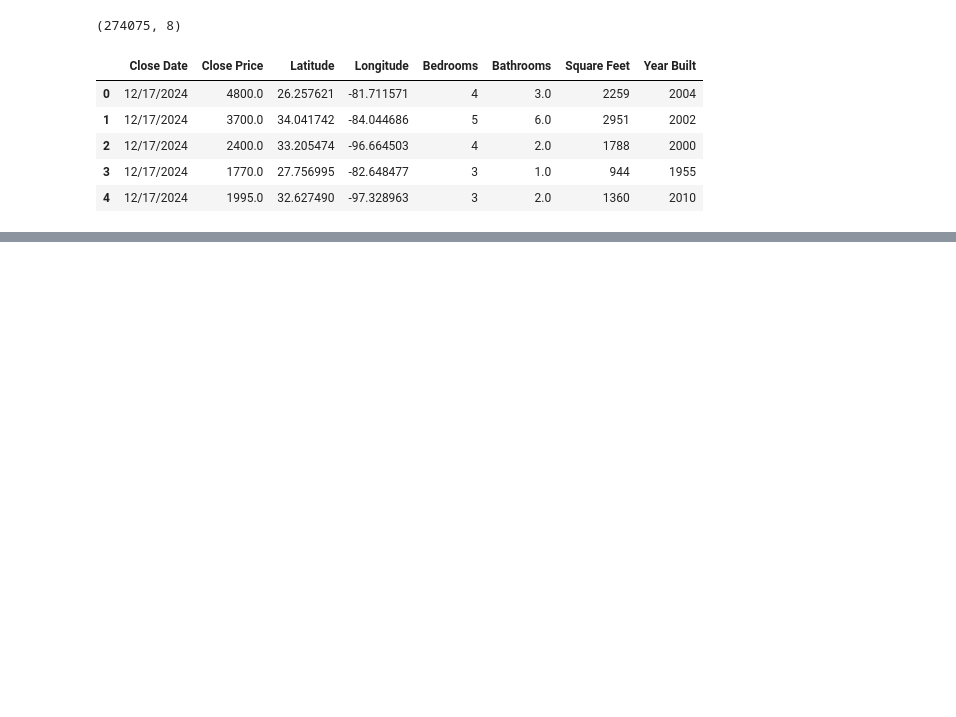
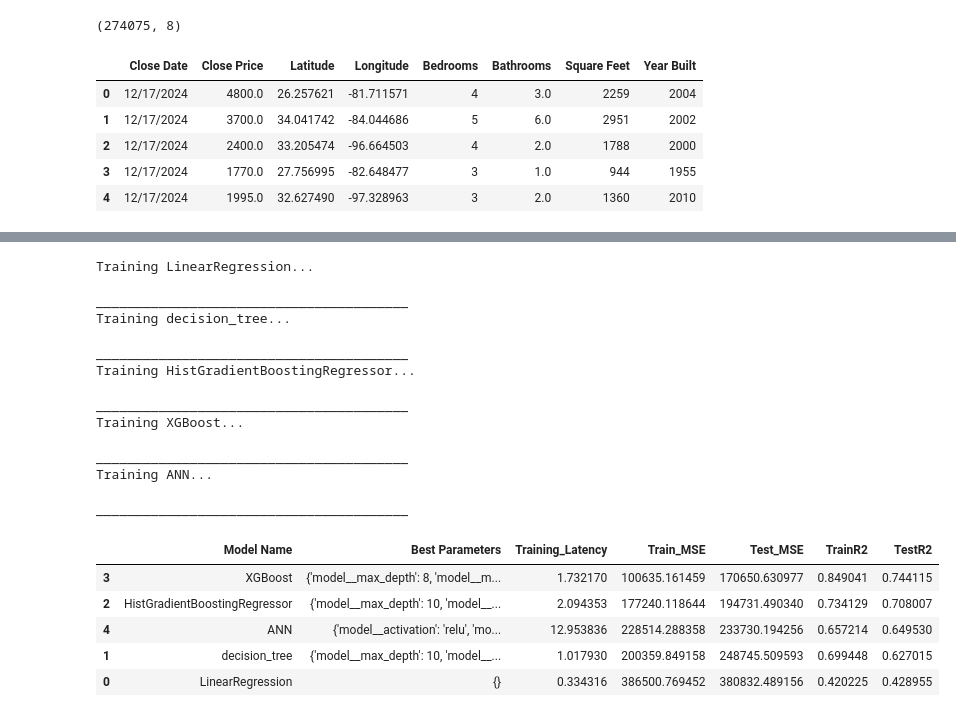
Before and after one commit to gyampols/RentEstimateProject, a Jupyter notebook: notebooks/model_evals.ipynb, the cells around one changed output, grey strips where cells are left out. Saved outputs shown, nothing was run; the diff lists cells and outputs as text; code cells hidden in the pictures; blank space fills up the shorter version.

```diff
--- a/notebooks/model_evals.ipynb
+++ b/notebooks/model_evals.ipynb
@@ -56,0 +39,80 @@ target_col = "Close Price"
+# %%
+from sklearn.linear_model import LinearRegression
+from sklearn.ensemble import  HistGradientBoostingRegressor
+from sklearn.neural_network import MLPRegressor
+from sklearn.tree import DecisionTreeRegressor
+from xgboost import XGBRegressor
+
+
+models = {
+    #linear rergresion
+    'LinearRegression': {
+        'model': LinearRegression(),
+        'params': {
+        }
+    },
+    #decision tree
+    'decision_tree': {
+        'model': DecisionTreeRegressor(random_state=42),
+        'params': {
+            'model__max_depth': [None, 10, 20],
+            'model__min_samples_split': [2, 5, 10]
+        }
+    },
+    #hist gradient boosting
+    'HistGradientBoostingRegressor': {
+        'model': HistGradientBoostingRegressor(random_state=42),
+        'params': {
+            'model__max_depth': [None, 10, 20],
+            'model__min_samples_leaf': [2, 5, 10]
+        }
+    },
+    #xgboost
+    'XGBoost': {
+        'model': XGBRegressor(
+            tree_method='hist',
+            random_state=42,
+            n_estimators=500,
+            learning_rate=0.05,
+            subsample=0.8,
+            colsample_bytree=0.8,
+            n_jobs=-1
+        ),
+        'params': {
+            'model__objective':['reg:squarederror','reg:pseudohubererror'],
+            'model__max_depth': [4, 6, 8],
+            'model__min_child_weight': [1, 3],
+            'model__reg_lambda': [0, 1, 10]
+        }
+    },
+    #ANN
+    'ANN': {
+        'model': MLPRegressor(random_state=42, max_iter=400,early_stopping=True,n_iter_no_change=5, tol=1e-3),
+        'params': {
+            'model__hidden_layer_sizes': [(64,), (64, 32)],
+            'model__activation': ['relu'],
+            'model__learning_rate_init': [1e-3, 5e-4],
+            'model__alpha': [1e-4, 1e-3],
+            'model__batch_size': [128]
+        }
+    }
+}
+results = Modeler.model_evals(models=models)
+results
+# %% [output]
+Training LinearRegression...
+________________________________________
+Training decision_tree...
+________________________________________
+Training HistGradientBoostingRegressor...
+________________________________________
+Training XGBoost...
+________________________________________
+Training ANN...
+________________________________________
+|  | Model Name | Best Parameters | Training_Latency | Train_MSE | Test_MSE | TrainR2 | TestR2 |
+| 3 | XGBoost | {'model__max_depth': 8, 'model__m... | 1.732170 | 100635.161459 | 170650.630977 | 0.849041 | 0.744115 |
+| 2 | HistGradientBoostingRegressor | {'model__max_depth': 10, 'model__... | 2.094353 | 177240.118644 | 194731.490340 | 0.734129 | 0.708007 |
+| 4 | ANN | {'model__activation': 'relu', 'mo... | 12.953836 | 228514.288358 | 233730.194256 | 0.657214 | 0.649530 |
+| 1 | decision_tree | {'model__max_depth': 10, 'model__... | 1.017930 | 200359.849158 | 248745.509593 | 0.699448 | 0.627015 |
+| 0 | LinearRegression | {} | 0.334316 | 386500.769452 | 380832.489156 | 0.420225 | 0.428955 |
```
Also changed, not shown: parts of 10 cells of this notebook, 9 other files.
